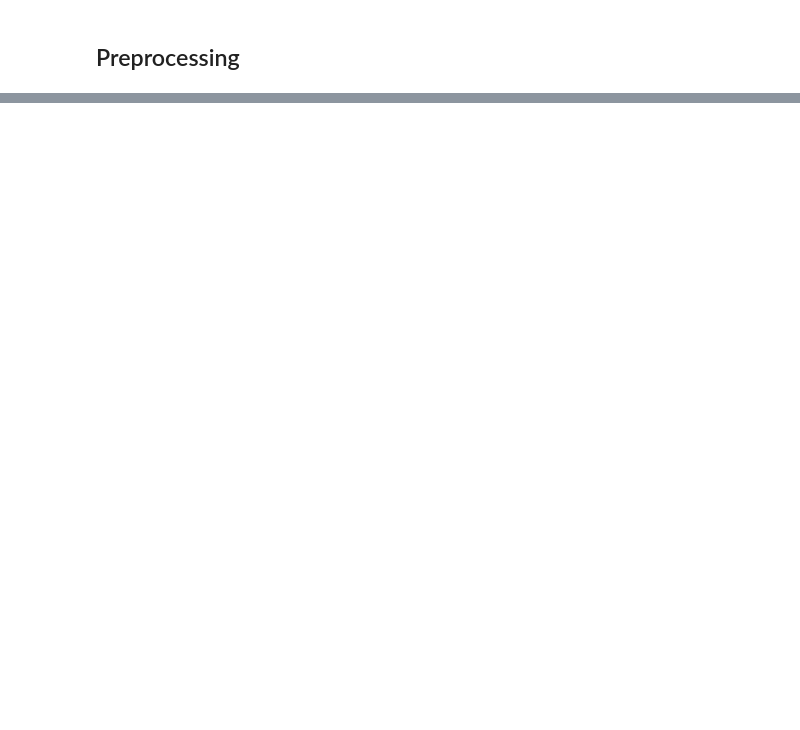
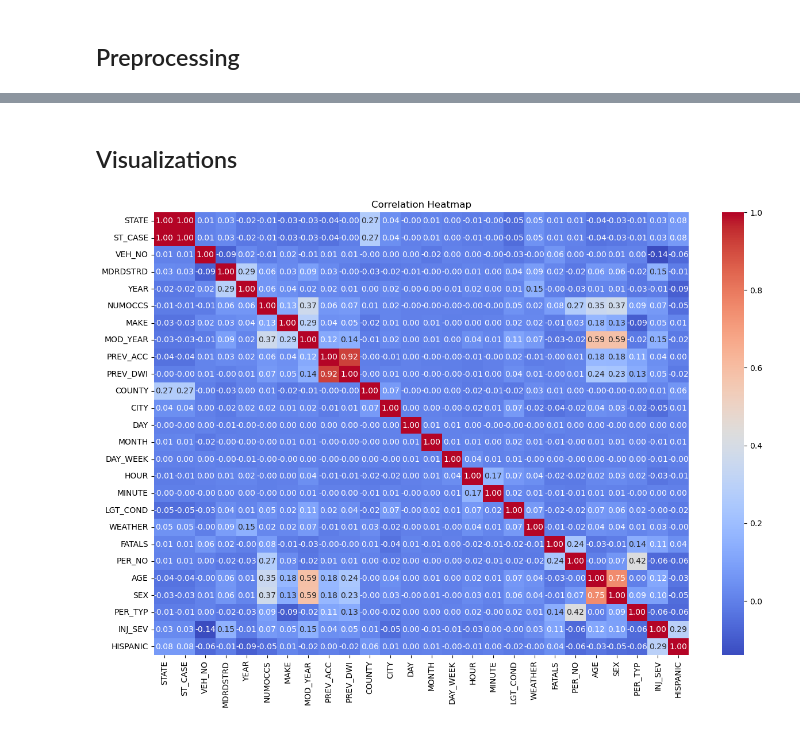
Before and after one commit to ikathuria/DistractedDrivingFatalities, a Jupyter notebook: preprocess_data.ipynb, the cells around one changed output, grey strips where cells are left out. Drawn from its saved outputs; the diff is of its cells as text; code cells hidden in the pictures; blank space fills up the shorter version.

```diff
--- a/preprocess_data.ipynb
+++ b/preprocess_data.ipynb
@@ -123,6 +202,10 @@ df.head()
+# %% [markdown]
+## Visualizations
 # %%
 # Heatmap of correlations
-plt.figure(figsize=(10, 8))
+plt.figure(figsize=(15, 10))
 sns.heatmap(df.corr(), annot=True, fmt=".2f", cmap='coolwarm')
 plt.title('Correlation Heatmap')
 plt.show()
+# %% [output]
+[figure, added]
```
Also changed, not shown: parts of 19 cells of this notebook, 2 other files.
